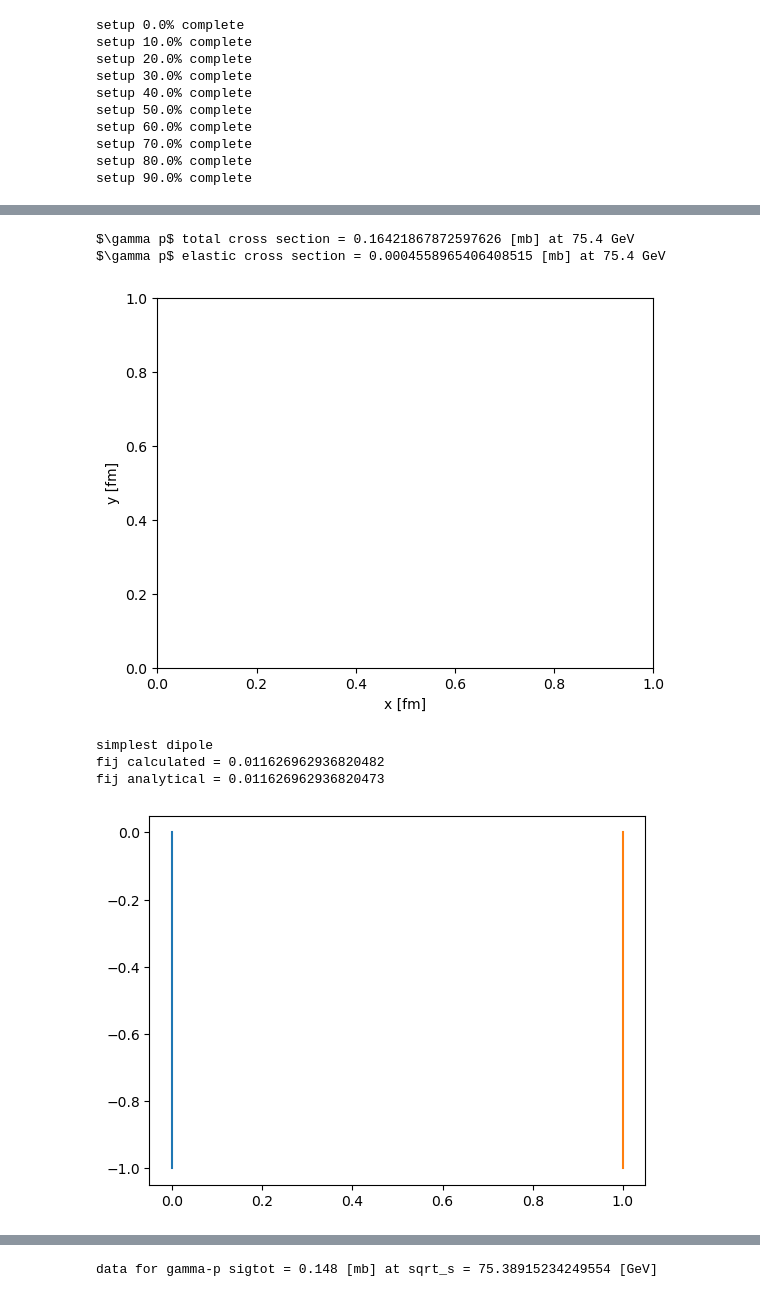
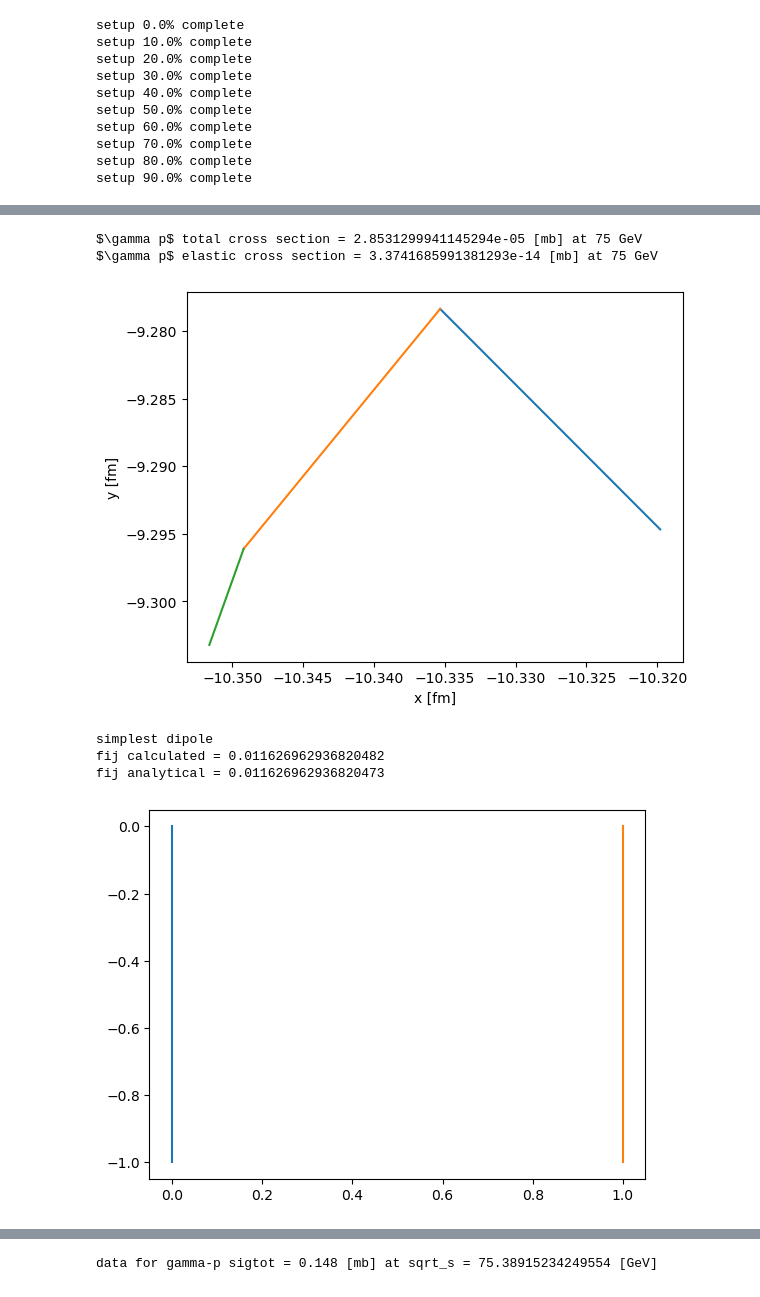
Before and after one commit to SaIsMM/GMC-eA, a Jupyter notebook: GMC v13 Oscar Sepp.ipynb, the cells around one changed output, grey strips where cells are left out. Saved outputs shown, nothing was run; the diff lists cells and outputs as text; code cells hidden in the pictures.

Commit message:
added scuffed angles

```diff
--- a/GMC v13 Oscar Sepp.ipynb
+++ b/GMC v13 Oscar Sepp.ipynb
@@ -761,6 +748,11 @@ print(num_conn)
 # %%
 # virtual photon-proton collision with dipoles
 alpha_s = 0.22
+
+def angle_rs(r1, r2):
+    angle = np.arccos(1-1/2*(r2/r1)**2)
+    return angle
+
 def dip_Proton(x, y):
 
     r_quarks = 5.068/(3*m_p) # [fm]
@@ -796,14 +788,12 @@ def dip_Proton(x, y):
     quark_2 = quark_2[:-1]+xy
     quark_3 = quark_3[:-1]+xy
 
-
-
     # dipoles contains two nodes
     dipTargets = [[quark_1, quark_2], [quark_1, quark_3], [quark_2, quark_3]] # "proton" with quarks in a equilateral triangel
 
     return dipTargets
 dipTargets = dip_Proton(0,0)
-num_dip_impact = 10000 # the number of impact parameters we sample the cross sections from
+num_dip_impact = 1 # the number of impact parameters we sample the cross sections from
 impacts_dip = []
 b_max = 15
 for j in range(num_dip_impact): # initializes impact parameters with a maximum b
@@ -817,10 +807,15 @@ def r_vals(r, y): # calculates the values of r from the pascal triangel
     rs = []
     yfloor = math.floor(y)
     n = int(yfloor/2)
+    num_rs = np.zeros(n+1)
     for k in range(int(yfloor/2)+1):
         for i in range(math.comb(n,k)):
+            num_rs[k] += 1
             rs.append(r/(3**(k)))
-    return rs
+
+    alpha = angle_rs(1, 1)
+    beta = angle_rs(1, 1/3)
+    return rs, num_rs, alpha, beta
 
 
 
@@ -828,34 +823,46 @@ def dipole_mother(r, impact, psi): # first dipole
     b = impact[0]
     phi = impact[1]
     r1 = np.array([b*np.cos(phi)+r/2*np.cos(psi), b*np.sin(phi)+r/2*np.sin(psi)])
-    r2 = np.array([b*np.cos(phi)+r/2*np.cos(psi+np.pi), b*np.sin(phi)+r/2*np.sin(psi+np.pi)])
-    xs = [r1[0], r2[0], 0]
-    ys = [r1[1], r2[1], 0]
-    #plt.plot(xs, ys) # plot mother
+    r2 = np.array([b*np.cos(phi)+r/2*np.cos(psi), b*np.sin(phi)+r/2*np.sin(psi)])
+    xs = [r1[0], r2[0]]
+    ys = [r1[1], r2[1]]
+    plt.plot(xs, ys, 'r-') # plot mother
     r_dip_proj = [r1, r2]
     return r_dip_proj, r2
 
-def dipole_daughter(r, r_last, psi): # function for daughter dipoles
-    b = impact[0]
-    phi = impact[1]
+def dipole_daughter(r, r_last, theta): # function for daughter dipoles
     r1 = r_last
-    r2 = np.array([r1[0]+r*np.cos(psi+np.pi), r1[1]+r*np.sin(psi+np.pi)])
+    r2 = np.array([r1[0]+r*np.cos(theta), r1[1]+r*np.sin(theta)])
     xs = [r1[0], r2[0]]
     ys = [r1[1], r2[1]]
-    #plt.plot(xs, ys) # plot the dipoles
+    plt.plot(xs, ys) # plot the dipoles
     r_dip_proj = [r1, r2]
     return r_dip_proj, r2
 
-def dipProj_sampling(impact, r_list): # samples dipoles from an original impact parameter and then branches out
+def dipProj_sampling(impact, r_list, alpha, beta): # samples dipoles from an original impact parameter and then branches out
     dip_list = []
     psi = 2*np.pi*random()
+    angleList = []
     if len(r_list)>1:
         dip_proj, r_last = dipole_mother(r_list[0], impact, psi)
         dip_list.append(dip_proj)
-        for rs in r_list[1:]:
-            psi = 2*np.pi*random()
-            dip_daughter, r_last = dipole_daughter(rs, r_last, psi)
+        angleList.append((beta+psi))
+        if len(r_list)>3:
+            angleList.append((2*beta+alpha))
+            angleList.append(beta)
+        if len(r_list)>5:
+            angleList.append((3*beta+2*alpha))
+            angleList.append((2*beta+alpha))
+            angleList.append(beta)
+
+        for i in range(1, len(angleList)):
+            angleList[i] += angleList[i-1]
+
+        for i in range(1, len(r_list)):
+            theta = angleList[i-1]+psi
+            dip_daughter, r_last = dipole_daughter(r_list[i], r_last, theta)
             dip_list.append(dip_daughter)
+
         return dip_list
     else:
         dip_list.append(dipole_mother(r_list[0], impact, psi)[0])
@@ -875,8 +882,8 @@ def fij_calc(dipProj, dipTarget): # takes in a single dipole from projectile and
     fij = alpha_s**2/2*np.log(r_13*r_24/(r_14*r_23))**2
     return fij
 
-def T_gp(dipTargets, impact, r_list): # calculates the scattering amplitude for a single impact parameter
-    dipProj = dipProj_sampling(impact, r_list)
+def T_gp(dipTargets, impact, r_list, alpha, beta): # calculates the scattering amplitude for a single impact parameter
+    dipProj = dipProj_sampling(impact, r_list, alpha, beta)
     fij_arr = np.zeros((len(dipProj),len(dipTargets)))
     for i in range(len(dipProj)):
         for j in range(len(dipTargets)):
@@ -892,44 +899,44 @@ def sigma_gp(dipTargets, impacts, Q): # calculates the total integrated cross se
     Ts = np.zeros_like(b_arr)
     r = 5.068/Q
     y = np.log(Q/m_p)
-    r_list = r_vals(r, y)
+    r_list, numList, alpha, beta = r_vals(r, y)
     for i in range(len(b_arr)):
-        Ts[i] = T_gp(dipTargets, impacts[i], r_list)
+        Ts[i] = T_gp(dipTargets, impacts[i], r_list, alpha, beta)
         I_tot+=2*Ts[i]
         I_el+=Ts[i]**2
     I_tot=V*1/len(b_arr)*I_tot
     I_el=V*1/len(b_arr)*I_el
     return I_tot, I_el
 
 
-Q = 75.4 # GeV
+Q = 75 # GeV
 sig_tot_gp, sig_el_gp = sigma_gp(dipTargets, impacts_dip, Q)
 print(f'$\gamma p$ total cross section = {sig_tot_gp} [mb] at {Q} GeV')
 print(f'$\gamma p$ elastic cross section = {sig_el_gp} [mb] at {Q} GeV')
 plt.xlabel('x [fm]')
 plt.ylabel('y [fm]')
 plt.show()
 
 #simplest case calculating fij
 d=1
 r=1
 dip_p = np.array([[0,0], [0,-r]])
 dip_t = np.array([[d,0], [d,-r]])
 
 xs1 = [0, 0]
 xs2 = [d, d]
 ys1 = [0, -r]
 ys2 = [0, -r]
 plt.plot(xs1, ys1)
 plt.plot(xs2, ys2)
 fij_simp = fij_calc(dip_p, dip_t)
 print('simplest dipole')
 print(f'fij calculated = {fij_simp}')
 print(f'fij analytical = {alpha_s**2/2*np.log(2)**2}')
 # %% [output]
-$\gamma p$ total cross section = 0.16421867872597626 [mb] at 75.4 GeV
-$\gamma p$ elastic cross section = 0.0004558965406408515 [mb] at 75.4 GeV
+$\gamma p$ total cross section = 2.8531299941145294e-05 [mb] at 75 GeV
+$\gamma p$ elastic cross section = 3.3741685991381293e-14 [mb] at 75 GeV
-[figure, old version]
+[figure, new version]
 simplest dipole
 fij calculated = 0.011626962936820482
 fij analytical = 0.011626962936820473
```
Also changed, not shown: parts of 10 cells of this notebook, 1 other file.
